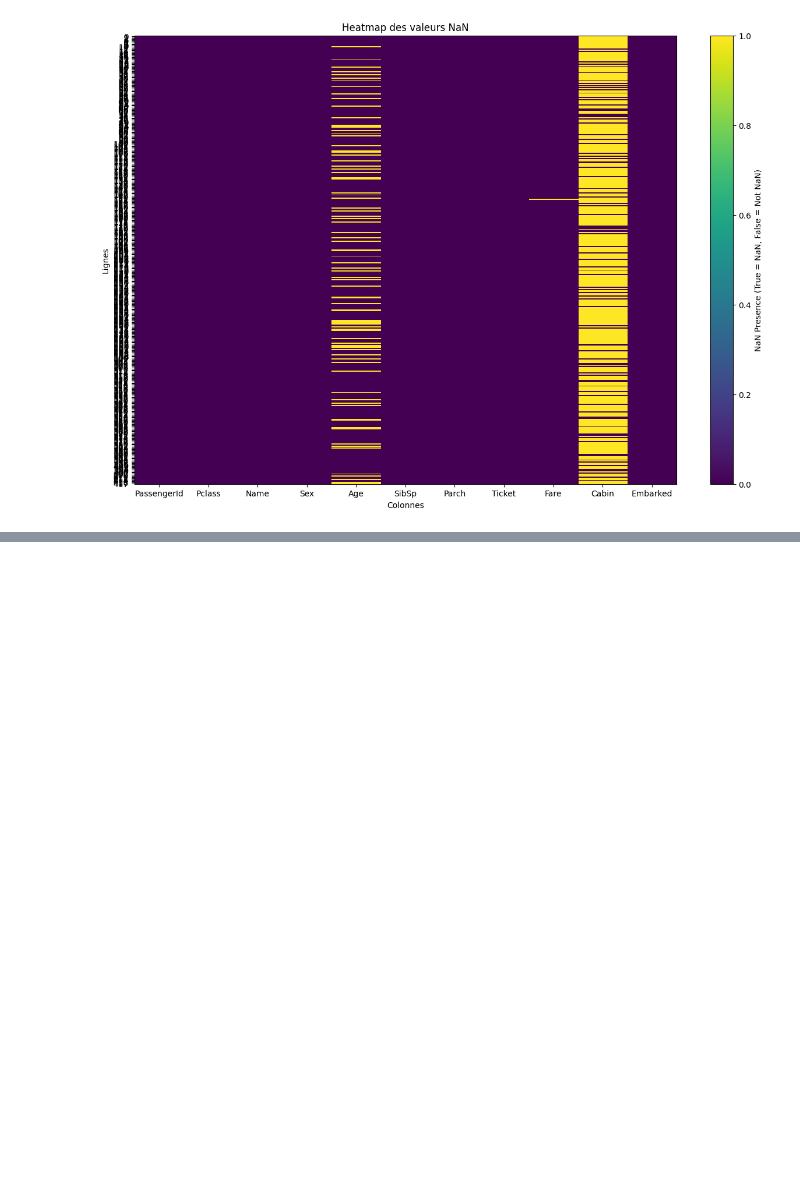
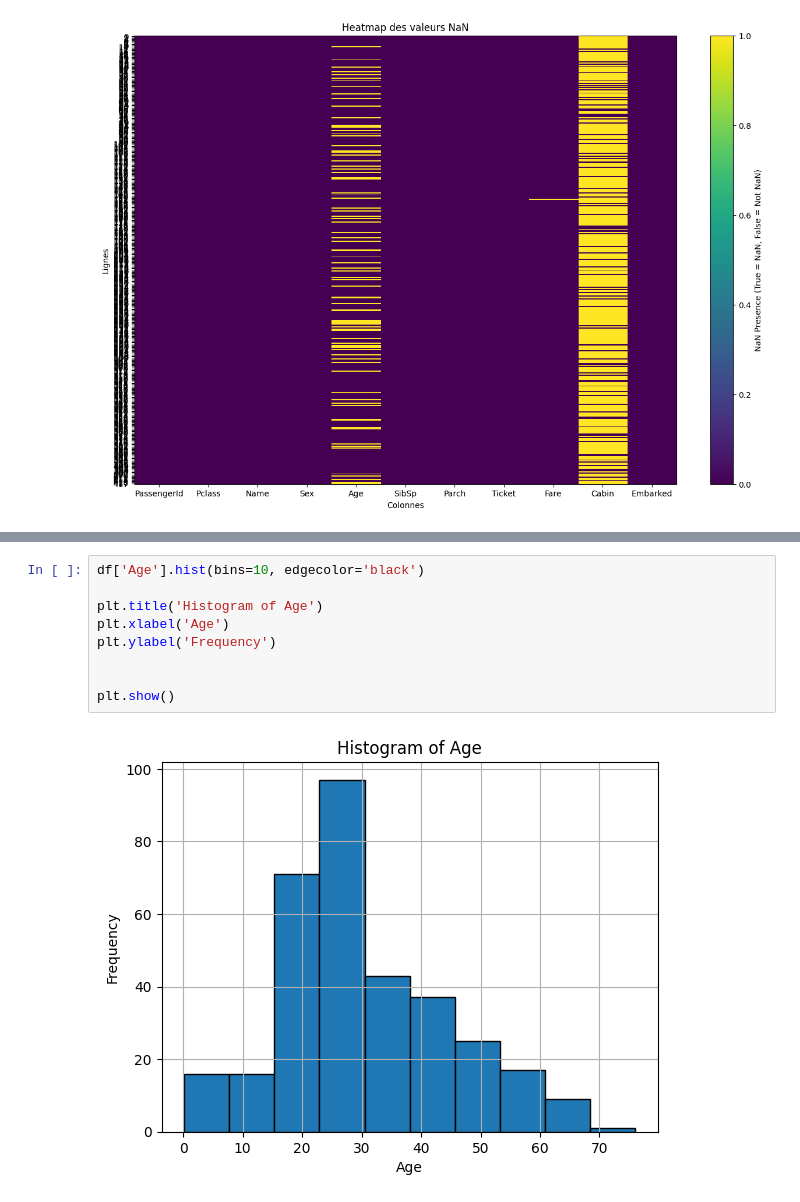
Before and after one commit to Lylyss97x/MachineLearning, a Jupyter notebook: LogisticRegression/regLogistic.ipynb, the cells around one changed output, grey strips where cells are left out. Cells and saved outputs as stored; diff of their text form; blank space fills up the shorter version.

```diff
--- a/LogisticRegression/regLogistic.ipynb
+++ b/LogisticRegression/regLogistic.ipynb
@@ -54,0 +66,11 @@ plt.show()
+# %%
+df['Age'].hist(bins=10, edgecolor='black')
+
+plt.title('Histogram of Age')
+plt.xlabel('Age')
+plt.ylabel('Frequency')
+
+
+plt.show()
+# %% [output]
+[figure, added]
```
Also changed, not shown: parts of 9 cells of this notebook.
